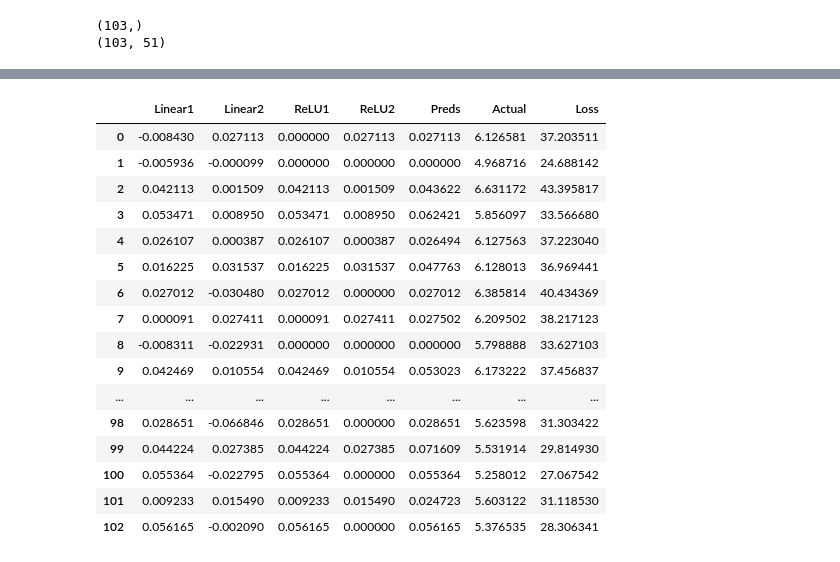
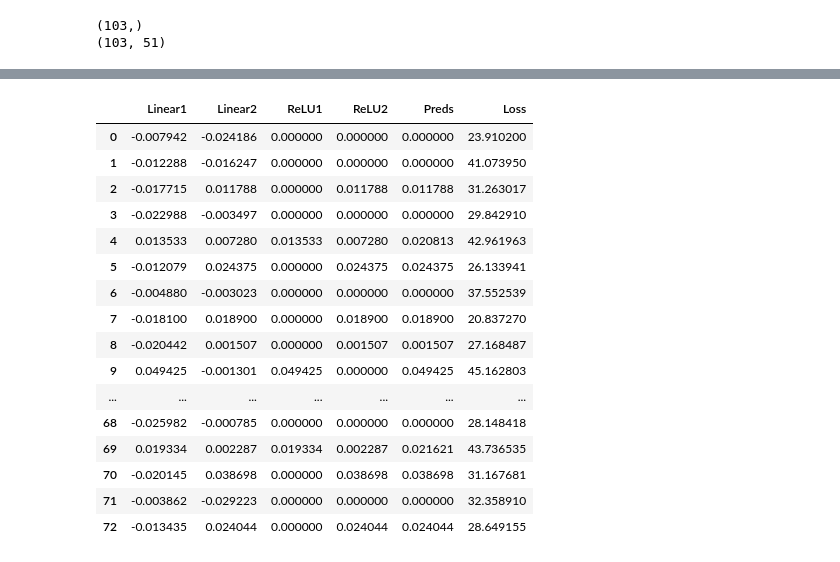
Before and after one commit to Bishesh-Khanal/genshin-characters-analysis, a Jupyter notebook: app/pull-predictor/from-scratch/pull-predictor-scratch.ipynb, the cells around one changed output, grey strips where cells are left out. Drawn from its saved outputs; the diff is of its cells as text; code cells hidden in the pictures.

Commit message:
Implemented train test split for the pull predictor. But nedd to address overfitting

```diff
--- a/app/pull-predictor/from-scratch/pull-predictor-scratch.ipynb
+++ b/app/pull-predictor/from-scratch/pull-predictor-scratch.ipynb
@@ -82,3 +82,22 @@ print(df_inputs.shape)
 # %% [output]
 (103,)
 (103, 51)
+# %%
+np.random.seed(42)
+n_samples = len(df_inputs)
+test_size = 0.3
+
+indices = np.arange(n_samples)
+np.random.shuffle(indices)
+
+test_count = int(n_samples * test_size)
+test_indices = indices[:test_count]
+train_indices = indices[test_count:]
+
+df_inputs_train = df_inputs.iloc[train_indices].reset_index(drop=True)
+df_inputs_test = df_inputs.iloc[test_indices].reset_index(drop=True)
+df_target_train = df_target.iloc[train_indices].reset_index(drop=True)
+df_target_test = df_target.iloc[test_indices].reset_index(drop=True)
+
+print(f'Training samples: {len(train_indices)}')
+print(f'Test samples: {len(test_indices)}')
@@ -85,17 +107,17 @@ print(df_inputs.shape)
 # %%
+np.random.seed(42)
 values = np.random.randn(2, 51) * 0.01
 biases = np.zeros(2)
 
-loss_last = float('inf')
-result = pd.DataFrame()
-result['Linear1'] = (df_inputs * values[0]).sum(axis=1) + biases[0]
-result['Linear2'] = (df_inputs * values[1]).sum(axis=1) + biases[1]
-result['ReLU1'] = result['Linear1'].apply(lambda x: max(0, x))
-result['ReLU2'] = result['Linear2'].apply(lambda x: max(0, x))
-result['Preds'] = result['ReLU1'] + result['ReLU2']
-result['Actual'] = df_target
-result['Loss'] = (result['Preds'] - result['Actual'])**2
-loss_last = result['Loss'].mean()
+result_train = pd.DataFrame({
+    'Linear1': (df_inputs_train * values[0]).sum(axis=1) + biases[0],  # _train
+    'Linear2': (df_inputs_train * values[1]).sum(axis=1) + biases[1]   # _train
+})
+result_train['ReLU1'] = result_train['Linear1'].apply(lambda x: max(0, x))
+result_train['ReLU2'] = result_train['Linear2'].apply(lambda x: max(0, x))
+result_train['Preds'] = result_train['ReLU1'] + result_train['ReLU2']
+result_train['Loss'] = (result_train['Preds'] - df_target_train)**2  # _train
+loss_last = result_train['Loss'].mean()
 
 print(f'Initial loss: {loss_last}')
 # %% [output]
@@ -103,21 +125,21 @@ Initial loss: 34.08414911584981
 # %%
-result
+result_train
 # %% [output]
-|  | Linear1 | Linear2 | ReLU1 | ReLU2 | Preds | Actual | Loss |
-| 0 | -0.008430 | 0.027113 | 0.000000 | 0.027113 | 0.027113 | 6.126581 | 37.203511 |
-| 1 | -0.005936 | -0.000099 | 0.000000 | 0.000000 | 0.000000 | 4.968716 | 24.688142 |
-| 2 | 0.042113 | 0.001509 | 0.042113 | 0.001509 | 0.043622 | 6.631172 | 43.395817 |
-| 3 | 0.053471 | 0.008950 | 0.053471 | 0.008950 | 0.062421 | 5.856097 | 33.566680 |
-| 4 | 0.026107 | 0.000387 | 0.026107 | 0.000387 | 0.026494 | 6.127563 | 37.223040 |
-| 5 | 0.016225 | 0.031537 | 0.016225 | 0.031537 | 0.047763 | 6.128013 | 36.969441 |
-| 6 | 0.027012 | -0.030480 | 0.027012 | 0.000000 | 0.027012 | 6.385814 | 40.434369 |
-| 7 | 0.000091 | 0.027411 | 0.000091 | 0.027411 | 0.027502 | 6.209502 | 38.217123 |
-| 8 | -0.008311 | -0.022931 | 0.000000 | 0.000000 | 0.000000 | 5.798888 | 33.627103 |
-| 9 | 0.042469 | 0.010554 | 0.042469 | 0.010554 | 0.053023 | 6.173222 | 37.456837 |
-| ... | ... | ... | ... | ... | ... | ... | ... |
-| 98 | 0.028651 | -0.066846 | 0.028651 | 0.000000 | 0.028651 | 5.623598 | 31.303422 |
-| 99 | 0.044224 | 0.027385 | 0.044224 | 0.027385 | 0.071609 | 5.531914 | 29.814930 |
-| 100 | 0.055364 | -0.022795 | 0.055364 | 0.000000 | 0.055364 | 5.258012 | 27.067542 |
-| 101 | 0.009233 | 0.015490 | 0.009233 | 0.015490 | 0.024723 | 5.603122 | 31.118530 |
-| 102 | 0.056165 | -0.002090 | 0.056165 | 0.000000 | 0.056165 | 5.376535 | 28.306341 |
+|  | Linear1 | Linear2 | ReLU1 | ReLU2 | Preds | Loss |
+| 0 | -0.007942 | -0.024186 | 0.000000 | 0.000000 | 0.000000 | 23.910200 |
+| 1 | -0.012288 | -0.016247 | 0.000000 | 0.000000 | 0.000000 | 41.073950 |
+| 2 | -0.017715 | 0.011788 | 0.000000 | 0.011788 | 0.011788 | 31.263017 |
+| 3 | -0.022988 | -0.003497 | 0.000000 | 0.000000 | 0.000000 | 29.842910 |
+| 4 | 0.013533 | 0.007280 | 0.013533 | 0.007280 | 0.020813 | 42.961963 |
+| 5 | -0.012079 | 0.024375 | 0.000000 | 0.024375 | 0.024375 | 26.133941 |
+| 6 | -0.004880 | -0.003023 | 0.000000 | 0.000000 | 0.000000 | 37.552539 |
+| 7 | -0.018100 | 0.018900 | 0.000000 | 0.018900 | 0.018900 | 20.837270 |
+| 8 | -0.020442 | 0.001507 | 0.000000 | 0.001507 | 0.001507 | 27.168487 |
+| 9 | 0.049425 | -0.001301 | 0.049425 | 0.000000 | 0.049425 | 45.162803 |
+| ... | ... | ... | ... | ... | ... | ... |
+| 68 | -0.025982 | -0.000785 | 0.000000 | 0.000000 | 0.000000 | 28.148418 |
+| 69 | 0.019334 | 0.002287 | 0.019334 | 0.002287 | 0.021621 | 43.736535 |
+| 70 | -0.020145 | 0.038698 | 0.000000 | 0.038698 | 0.038698 | 31.167681 |
+| 71 | -0.003862 | -0.029223 | 0.000000 | 0.000000 | 0.000000 | 32.358910 |
+| 72 | -0.013435 | 0.024044 | 0.000000 | 0.024044 | 0.024044 | 28.649155 |
 # %%
```
Also changed, not shown: parts of 6 cells of this notebook.
